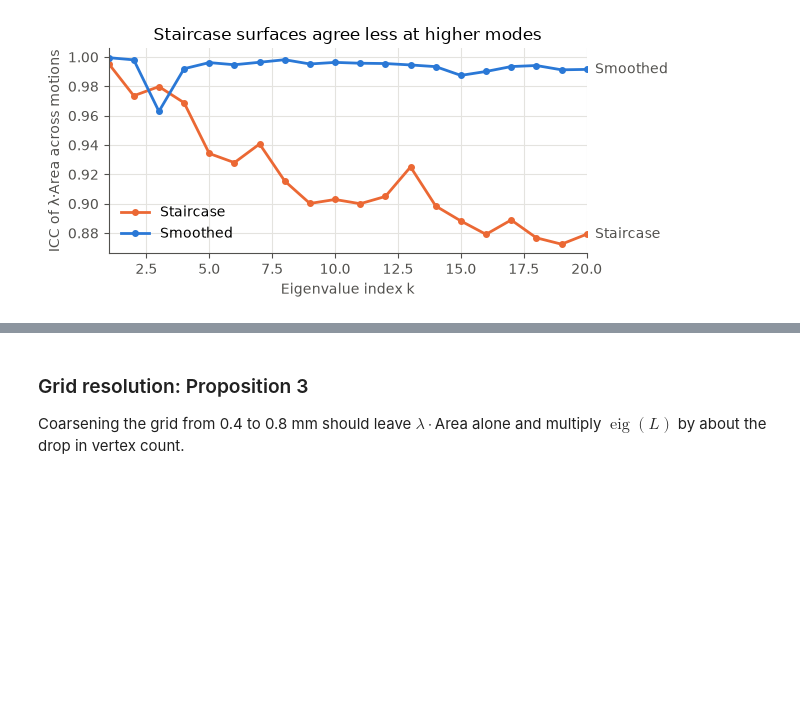
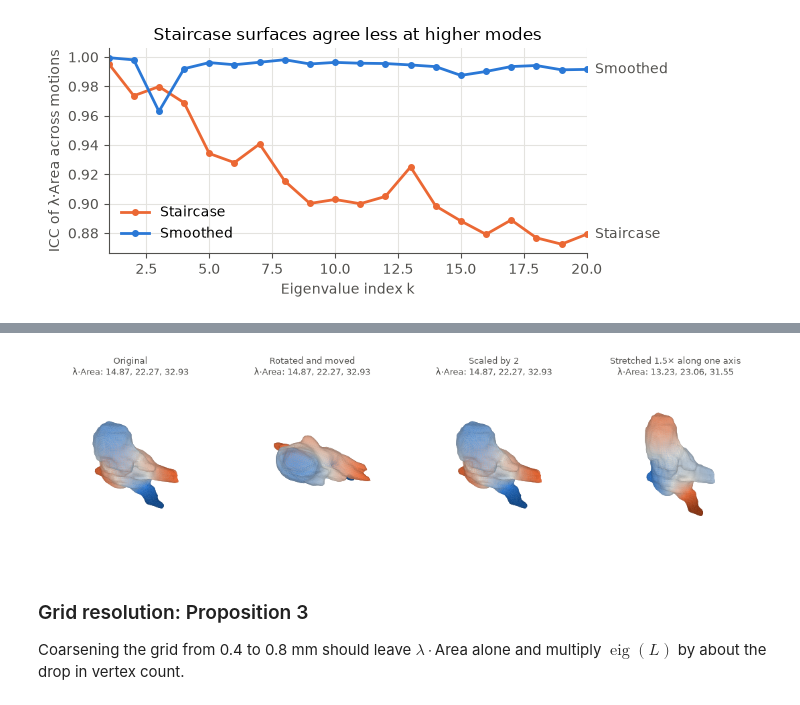
Before and after one commit to mralinp/abus-classification, a Jupyter notebook: notebooks/lb-invariance.ipynb, the cells around one changed output, grey strips where cells are left out. Cells and saved outputs as stored; diff of their text form; code cells hidden in the pictures; blank space fills up the shorter version.

Commit message:
feat: what the Laplace-Beltrami spectrum determines, and 3D illustrations of each feature set

```diff
--- a/notebooks/lb-invariance.ipynb
+++ b/notebooks/lb-invariance.ipynb
@@ -142,3 +146,25 @@ ax.legend(frameon=False, loc="lower left"); plt.tight_layout(); plt.show()
+# %%
+import trimesh
+from abus_classification.features.shape_descriptor.shape_descriptors import compute_eigendecomposition, compute_laplace_beltrami_operator
+from abus_classification.utils.mesh import draw_mesh
+from matplotlib.colors import LinearSegmentedColormap
+samples = np.load("../results/lb-spectrum-content/sample_meshes.npz")
+base = trimesh.Trimesh(samples["malignant_q50_smoothed_vertices"].astype(float), samples["malignant_q50_smoothed_faces"], process=False)
+base.apply_translation(-base.centroid)
+angle = trimesh.transformations.rotation_matrix(1.1, [1, 0.4, 0.2])
+versions = {"Original": base.vertices, "Rotated and moved": trimesh.transform_points(base.vertices, angle) + 3,
+            "Scaled by 2": base.vertices * 2, "Stretched 1.5× along one axis": base.vertices * [1, 1, 1.5]}
+DIVERGING = LinearSegmentedColormap.from_list("signed", ["#104a8e", BLUE, "#dedcd6", ORANGE, "#8f3410"])
+fig = plt.figure(figsize=(11, 3.3)); ref = None
+for i, (name, vertices) in enumerate(versions.items()):
+    m = trimesh.Trimesh(vertices, base.faces, process=False)
+    lam3, phi = compute_eigendecomposition(*compute_laplace_beltrami_operator(m), k=6); v = phi[:, 3] * m.area ** 0.5
+    ref = v if ref is None else ref; v = v * np.sign(v @ ref) if i < 3 else v
+    limit = np.percentile(np.abs(v), 98); ax = fig.add_subplot(1, 4, i + 1, projection="3d"); draw_mesh(ax, m, v, DIVERGING, -limit, limit)
+    ax.set_title(name + "\nλ·Area: " + ", ".join(f"{x:.2f}" for x in (lam3 * m.area)[1:4]), fontsize=9, color=INK)
+plt.tight_layout(); plt.savefig("../docs/assets/lb-3d-invariance.png", dpi=130); plt.show()
+# %% [output]
+[figure, added]
 # %% [markdown]
 ### Grid resolution: Proposition 3
 
```
Also changed, not shown: parts of 2 cells of this notebook, 22 other files.
